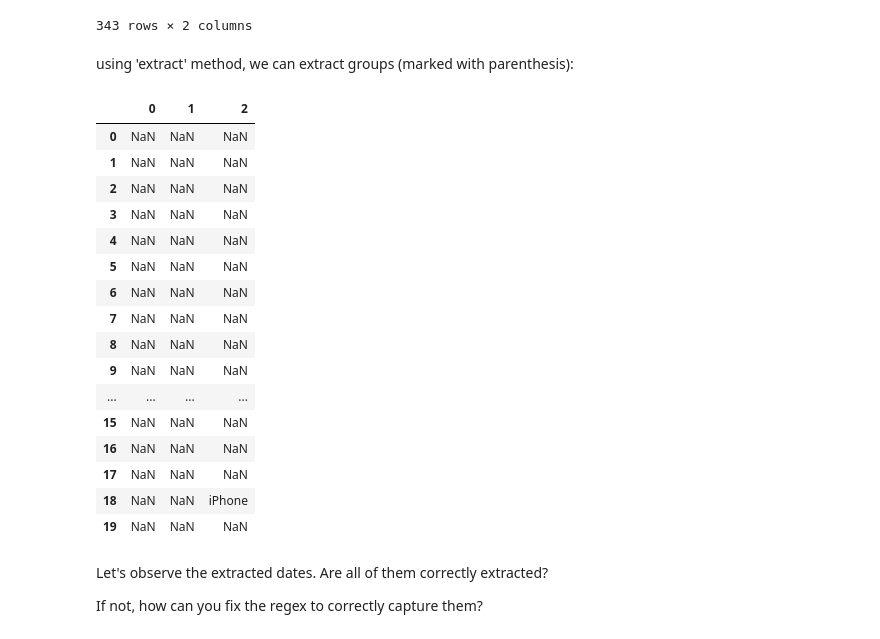
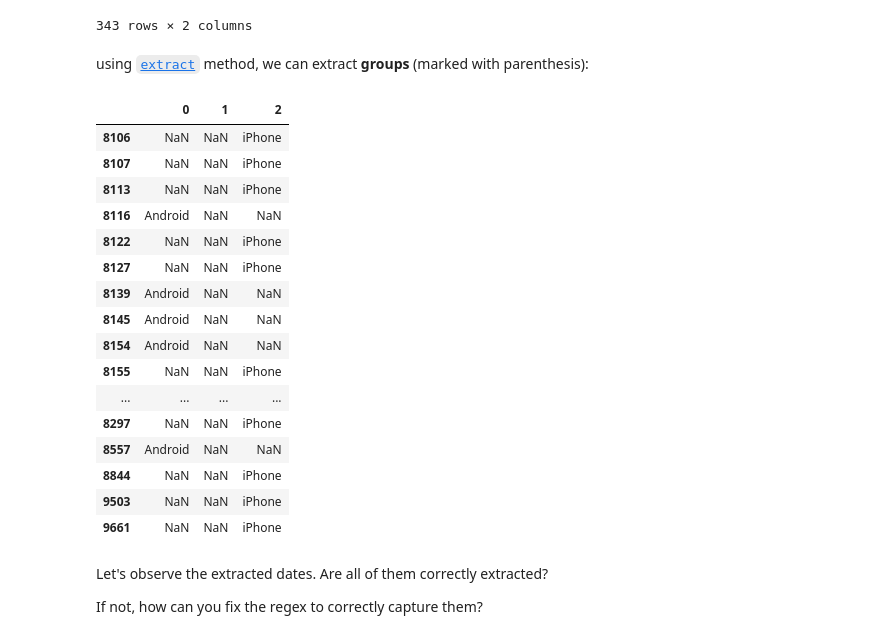
Before and after one commit to liadmagen/NLP-Course, a Jupyter notebook: exercises_notebooks/02_LM_extracting_information_from_news_with_regex.ipynb, the cells around one changed output. Saved outputs shown, nothing was run; the diff lists cells and outputs as text; code cells hidden in the pictures.

```diff
--- a/exercises_notebooks/02_LM_extracting_information_from_news_with_regex.ipynb
+++ b/exercises_notebooks/02_LM_extracting_information_from_news_with_regex.ipynb
@@ -184,27 +187,27 @@ df[df['content'].str.contains(r'Android|onePlus|iPhone')]
 | 9661 | Wirtschaft | New York und Zürich sind die teue... |
 343 rows × 2 columns
 # %% [markdown]
-using 'extract' method, we can extract groups (marked with parenthesis):
+using [`extract`](https://pandas.pydata.org/pandas-docs/stable/reference/api/pandas.Series.str.extract.html) method, we can extract **groups** (marked with parenthesis):
 # %%
-df['content'].str.extract(r'(Android)|(onePlus)|(iPhone)').head(20)
+df['content'].str.extract(r'(Android)|(onePlus)|(iPhone)', flags=re.IGNORECASE).dropna(how='all').tail(20)
 # %% [output]
 |  | 0 | 1 | 2 |
-| 0 | NaN | NaN | NaN |
-| 1 | NaN | NaN | NaN |
-| 2 | NaN | NaN | NaN |
-| 3 | NaN | NaN | NaN |
-| 4 | NaN | NaN | NaN |
-| 5 | NaN | NaN | NaN |
-| 6 | NaN | NaN | NaN |
-| 7 | NaN | NaN | NaN |
-| 8 | NaN | NaN | NaN |
-| 9 | NaN | NaN | NaN |
+| 8106 | NaN | NaN | iPhone |
+| 8107 | NaN | NaN | iPhone |
+| 8113 | NaN | NaN | iPhone |
+| 8116 | Android | NaN | NaN |
+| 8122 | NaN | NaN | iPhone |
+| 8127 | NaN | NaN | iPhone |
+| 8139 | Android | NaN | NaN |
+| 8145 | Android | NaN | NaN |
+| 8154 | Android | NaN | NaN |
+| 8155 | NaN | NaN | iPhone |
 | ... | ... | ... | ... |
-| 15 | NaN | NaN | NaN |
-| 16 | NaN | NaN | NaN |
-| 17 | NaN | NaN | NaN |
-| 18 | NaN | NaN | iPhone |
-| 19 | NaN | NaN | NaN |
+| 8297 | NaN | NaN | iPhone |
+| 8557 | Android | NaN | NaN |
+| 8844 | NaN | NaN | iPhone |
+| 9503 | NaN | NaN | iPhone |
+| 9661 | NaN | NaN | iPhone |
 # %%
 ### Your turn: extract from the documents the date(s) that were found in the text and add it as a column, named 'date'
 ### Add another column, named 'amounts', that shows founded numerical amounts
```
Also changed, not shown: parts of 2 cells of this notebook.
